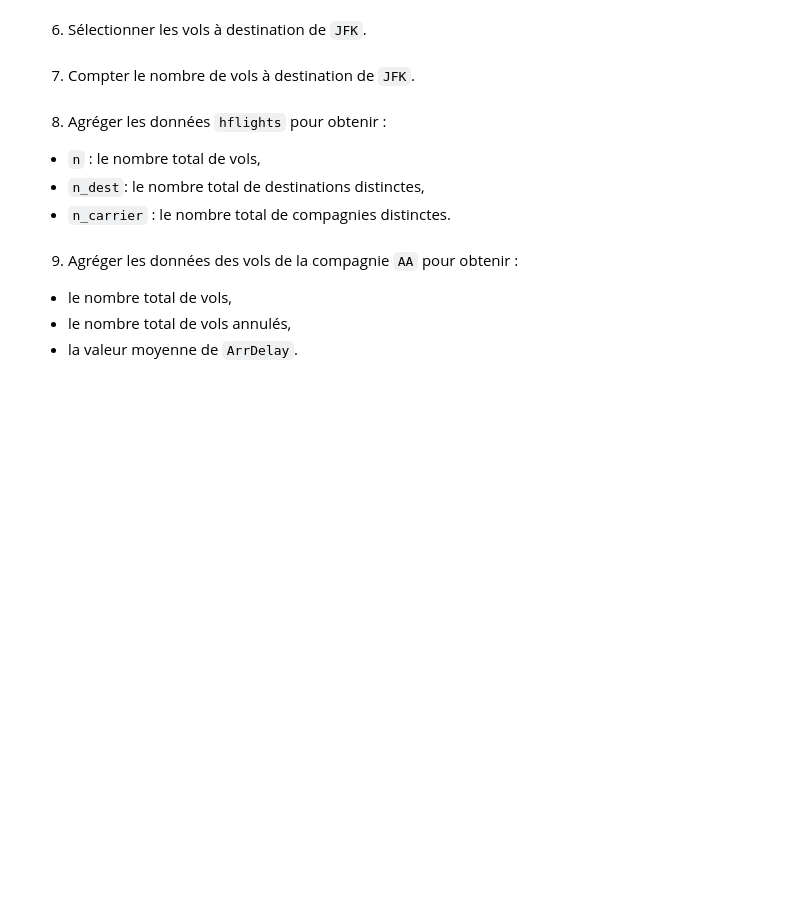
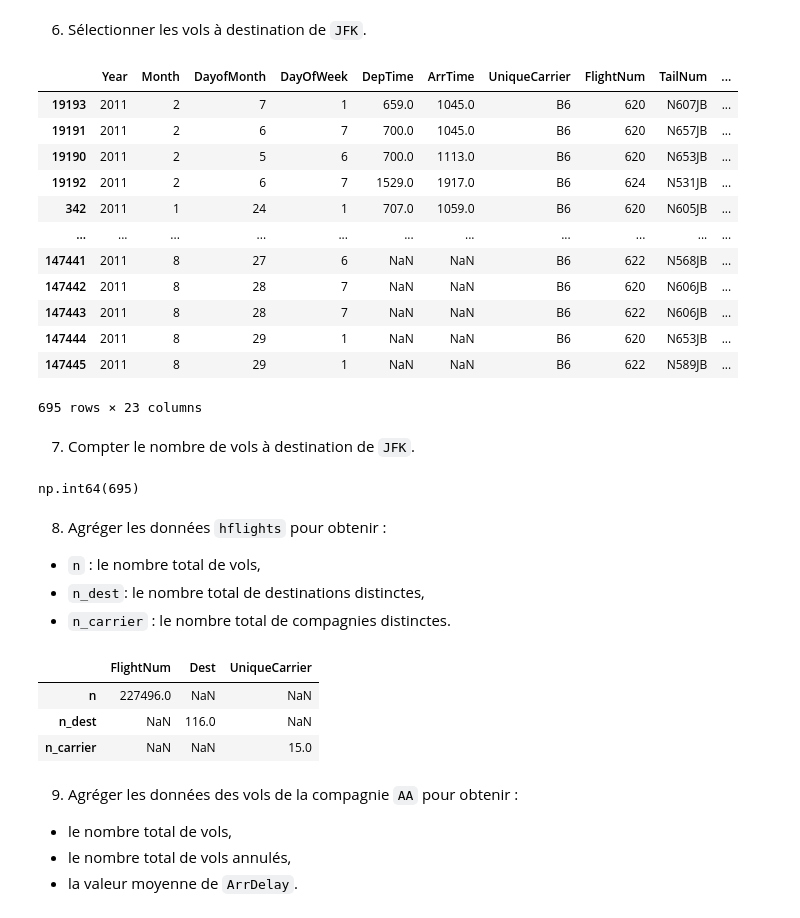
Before and after one commit to NoeMeri/test_certif_vdiff, a Jupyter notebook: notebooks/01_pandas_1.ipynb, the cells around one changed output. Drawn from its saved outputs; the diff is of its cells as text; code cells hidden in the pictures; blank space fills up the shorter version.

```diff
--- a/notebooks/01_pandas_1.ipynb
+++ b/notebooks/01_pandas_1.ipynb
@@ -156,12 +240,43 @@ Nous considérons le jeux de données `hflights` relatif à des vols au départ
 # %% [markdown]
 6. Sélectionner les vols à destination de `JFK`.
+# %%
+hflights[hflights.Dest == "JFK"]
+# %% [output]
+|  | Year | Month | DayofMonth | DayOfWeek | DepTime | ArrTime | UniqueCarrier | FlightNum | TailNum | ... |
+| 19193 | 2011 | 2 | 7 | 1 | 659.0 | 1045.0 | B6 | 620 | N607JB | ... |
+| 19191 | 2011 | 2 | 6 | 7 | 700.0 | 1045.0 | B6 | 620 | N657JB | ... |
+| 19190 | 2011 | 2 | 5 | 6 | 700.0 | 1113.0 | B6 | 620 | N653JB | ... |
+| 19192 | 2011 | 2 | 6 | 7 | 1529.0 | 1917.0 | B6 | 624 | N531JB | ... |
+| 342 | 2011 | 1 | 24 | 1 | 707.0 | 1059.0 | B6 | 620 | N605JB | ... |
+| ... | ... | ... | ... | ... | ... | ... | ... | ... | ... | ... |
+| 147441 | 2011 | 8 | 27 | 6 | NaN | NaN | B6 | 622 | N568JB | ... |
+| 147442 | 2011 | 8 | 28 | 7 | NaN | NaN | B6 | 620 | N606JB | ... |
+| 147443 | 2011 | 8 | 28 | 7 | NaN | NaN | B6 | 622 | N606JB | ... |
+| 147444 | 2011 | 8 | 29 | 1 | NaN | NaN | B6 | 620 | N653JB | ... |
+| 147445 | 2011 | 8 | 29 | 1 | NaN | NaN | B6 | 622 | N589JB | ... |
+695 rows × 23 columns
 # %% [markdown]
 7. Compter le nombre de vols à destination de `JFK`.
+# %%
+hflights[hflights.Dest == "JFK"]["Dest"].count()
+# %% [output]
+np.int64(695)
 # %% [markdown]
 8. Agréger les données `hflights` pour obtenir :
 - `n` : le nombre total de vols,
 - `n_dest`: le nombre total de destinations distinctes,
 - `n_carrier` : le nombre total de compagnies distinctes.
+# %%
+hflights.agg(
+    n = pd.NamedAgg(column="FlightNum", aggfunc="count"),
+    n_dest = pd.NamedAgg(column="Dest", aggfunc="nunique"),
+    n_carrier = pd.NamedAgg(column="UniqueCarrier", aggfunc="nunique")
+)
+# %% [output]
+|  | FlightNum | Dest | UniqueCarrier |
+| n | 227496.0 | NaN | NaN |
+| n_dest | NaN | 116.0 | NaN |
+| n_carrier | NaN | NaN | 15.0 |
 # %% [markdown]
 9. Agréger les données des vols de la compagnie `AA` pour obtenir :
 - le nombre total de vols,
```
Also changed, not shown: parts of 6 cells of this notebook, 1 other file.
